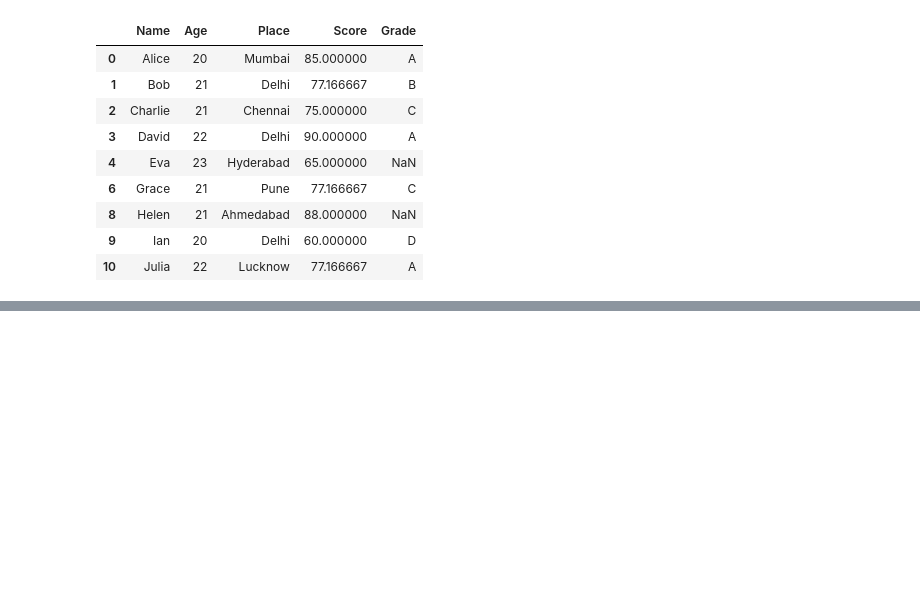
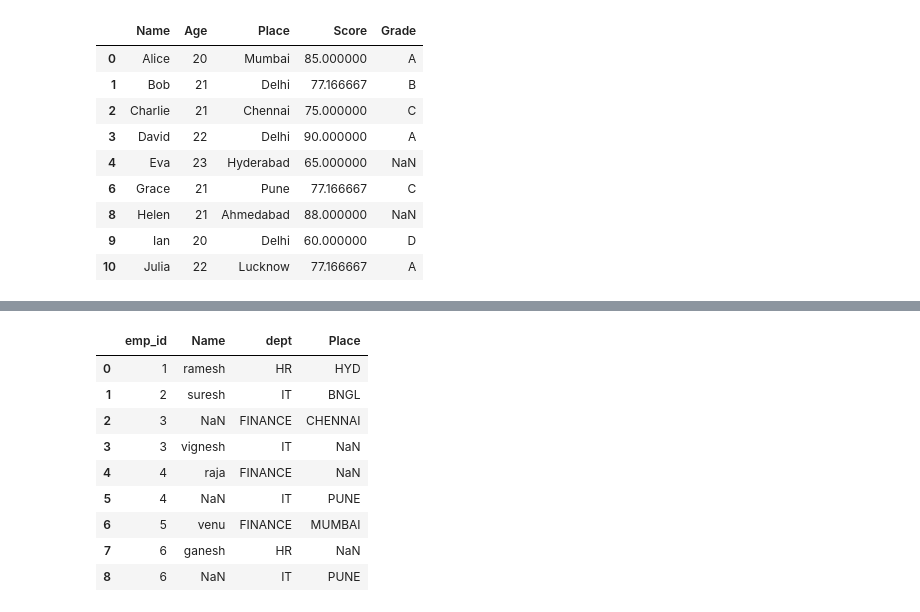
Before and after one commit to manthakiran/ML, a Jupyter notebook: pandas.ipynb, the cells around one changed output, grey strips where cells are left out. Cells and saved outputs as stored; diff of their text form; code cells hidden in the pictures; blank space fills up the shorter version.

```diff
--- a/pandas.ipynb
+++ b/pandas.ipynb
@@ -1153,0 +1270,10 @@ student_df_nan.replace(replace_dict,inplace=True)
+# %%
+data3 = {"emp_id" : [1,2,3,4,5,6],
+         "Name" : ["ramesh","suresh","vignesh","raja","venu","ganesh"],
+         "dept" : ["HR","IT","IT","FINANCE","FINANCE","HR"]}
+data4 = {"emp_id" : [1,2,3,4,5,6],
+          "dept" : ["HR","IT","FINANCE","IT","FINANCE","IT"],
+         "Place" : ["HYD","BNGL","CHENNAI","PUNE","MUMBAI","PUNE"]}
+# %%
+dat3_df = pd.DataFrame(data3)
+dat3_df
@@ -1153,0 +1288,3 @@ student_df_nan.replace(replace_dict,inplace=True)
+# %%
+dat4_df = pd.DataFrame(data4)
+dat4_df
@@ -1153,0 +1317,14 @@ student_df_nan.replace(replace_dict,inplace=True)
+# %%
+mer2_df = pd.merge(dat3_df,dat4_df,on=["emp_id","dept"],how="outer")
+mer2_df
+# %% [output]
+|  | emp_id | Name | dept | Place |
+| 0 | 1 | ramesh | HR | HYD |
+| 1 | 2 | suresh | IT | BNGL |
+| 2 | 3 | NaN | FINANCE | CHENNAI |
+| 3 | 3 | vignesh | IT | NaN |
+| 4 | 4 | raja | FINANCE | NaN |
+| 5 | 4 | NaN | IT | PUNE |
+| 6 | 5 | venu | FINANCE | MUMBAI |
+| 7 | 6 | ganesh | HR | NaN |
+| 8 | 6 | NaN | IT | PUNE |
```
Also changed, not shown: parts of 24 cells of this notebook.
